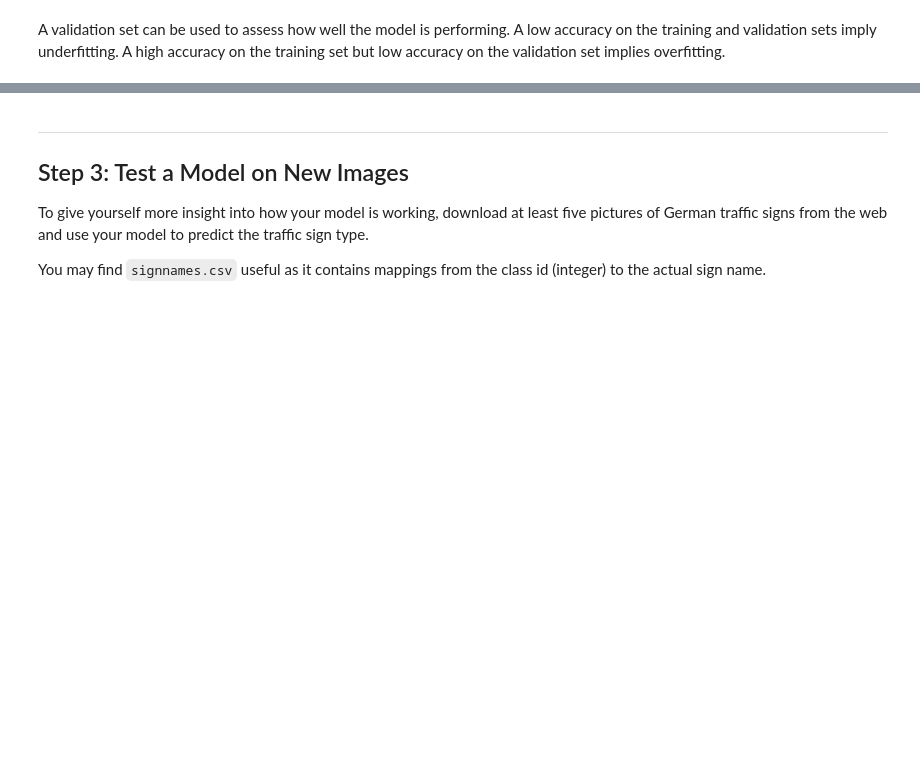
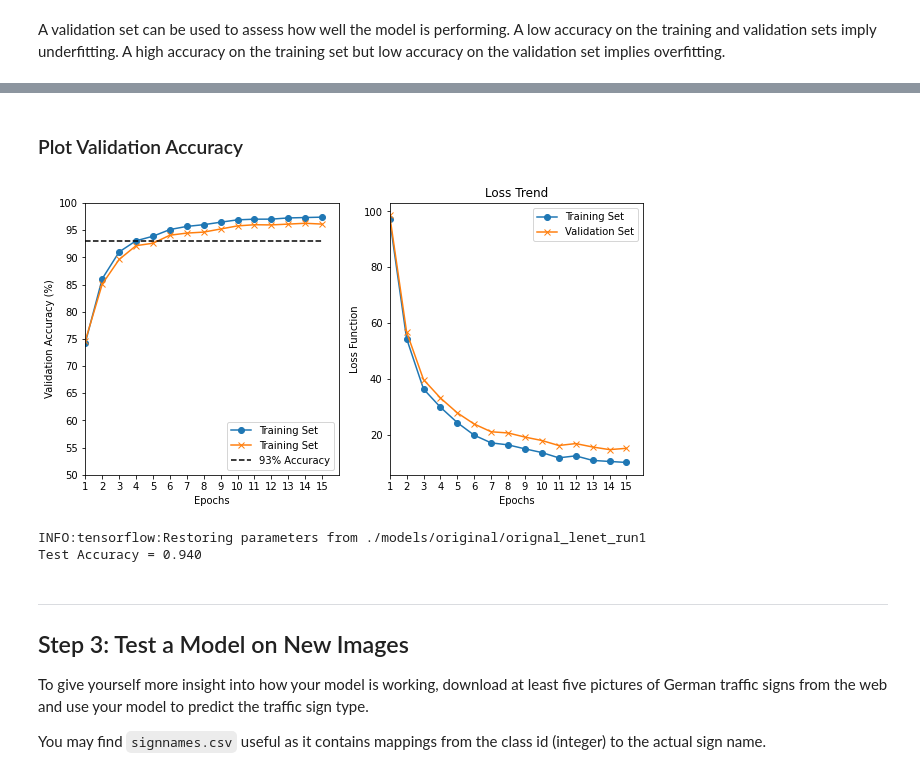
Before and after one commit to 28licaris/CarND-Traffic-Sign-Classifier, a Jupyter notebook: Traffic_Sign_Classifier.ipynb, the cells around one changed output, grey strips where cells are left out. Cells and saved outputs as stored; diff of their text form; code cells hidden in the pictures; blank space fills up the shorter version.

```diff
--- a/Traffic_Sign_Classifier.ipynb
+++ b/Traffic_Sign_Classifier.ipynb
@@ -559,3 +962,42 @@ sets imply underfitting. A high accuracy on the training set but low accuracy on
+# %% [markdown]
+### Plot Validation Accuracy
+# %%
+plt.figure(figsize = (10,5))
+
+plt.subplot(1,2,1)
+plt.plot(range(1, EPOCHS+1), training_accuracy, '-o', label='Training Set')
+plt.plot(range(1, EPOCHS+1), validation_accuracy, '-x', label='Training Set')
+plt.plot(range(1,EPOCHS+1), [93]*EPOCHS, '--k', label = '93% Accuracy')
+plt.xlabel('Epochs')
+plt.ylabel('Validation Accuracy (%)')
+plt.ylim(50, 100)
+plt.xlim(1, EPOCHS+1)
+plt.xticks(np.arange(1, EPOCHS+1, 1))
+plt.yticks(np.arange(50,105,5))
+plt.legend(loc='lower right')
+
+plt.subplot(1,2,2)
+plt.plot(range(1, EPOCHS+1), training_loss, '-o', label = 'Training Set')
+plt.plot(range(1, EPOCHS+1), validation_loss, '-x', label = 'Validation Set')
+plt.xlabel('Epochs')
+plt.ylabel('Loss Function')
+plt.xlim(1, EPOCHS+1)
+plt.xticks(np.arange(1, EPOCHS+1, 1))
+plt.title('Loss Trend')
+plt.legend(loc = 'upper right')
+plt.show()
+# %% [output]
+[figure, added]
+# %%
+# Evaluate model
+with tf.Session() as sess:
+    saver.restore(sess, tf.train.latest_checkpoint('./models/original/'))
+
+    test_loss, test_accuracy = evaluate(x_test, y_test)
+    print("Test Accuracy = {:.3f}".format(test_accuracy))
+# %% [output]
+INFO:tensorflow:Restoring parameters from ./models/original/orignal_lenet_run1
+Test Accuracy = 0.940
 # %% [markdown]
 ---
 
```
Also changed, not shown: parts of 20 cells of this notebook, 1 other file.
